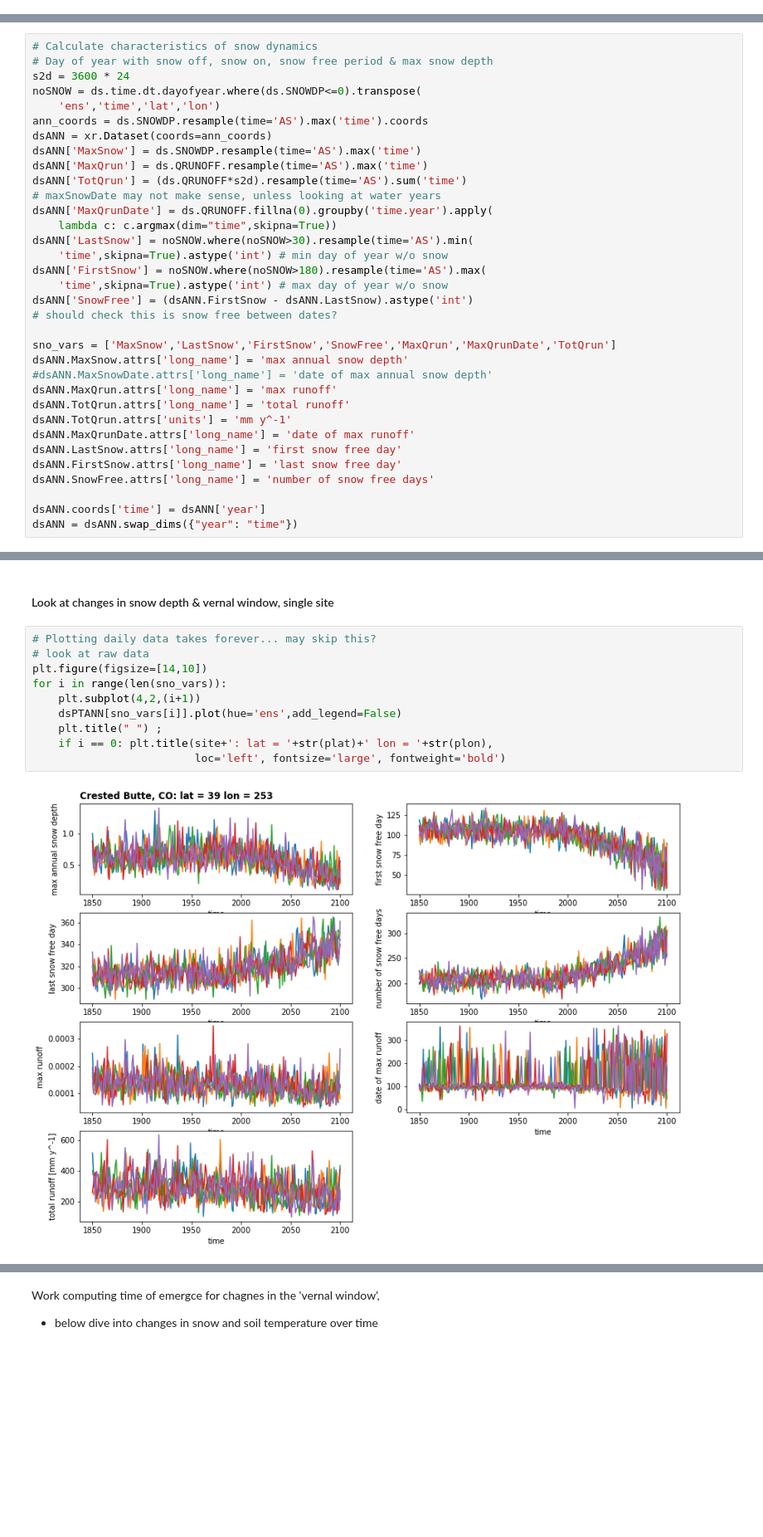
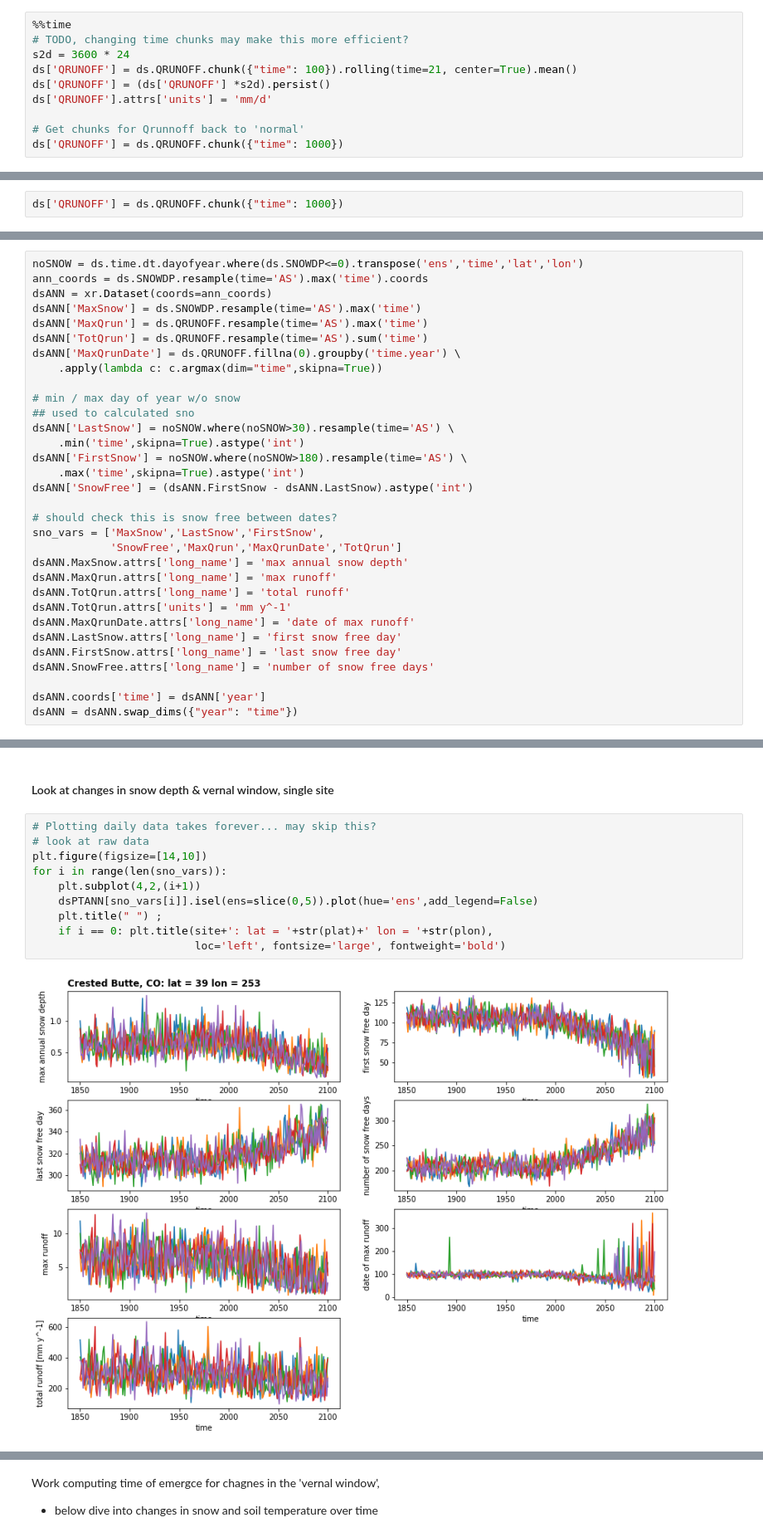
Before and after one commit to wwieder/cesm-lens, a Jupyter notebook: notebooks/lens2_VernalWindow.ipynb, the cells around one changed output, grey strips where cells are left out. Shown at 83% size. Drawn from its saved outputs; the diff is of its cells as text; blank space fills up the shorter version.

```diff
--- a/notebooks/lens2_VernalWindow.ipynb
+++ b/notebooks/lens2_VernalWindow.ipynb
@@ -313,0 +346,10 @@ ds = ds.where(NotAllSnow==0)
+# %%
+%%time
+# TODO, changing time chunks may make this more efficient?
+s2d = 3600 * 24
+ds['QRUNOFF'] = ds.QRUNOFF.chunk({"time": 100}).rolling(time=21, center=True).mean()
+ds['QRUNOFF'] = (ds['QRUNOFF'] *s2d).persist()
+ds['QRUNOFF'].attrs['units'] = 'mm/d'
+
+# Get chunks for Qrunnoff back to 'normal'
+ds['QRUNOFF'] = ds.QRUNOFF.chunk({"time": 1000})
@@ -313,0 +374,2 @@ ds = ds.where(NotAllSnow==0)
+# %%
+ds['QRUNOFF'] = ds.QRUNOFF.chunk({"time": 1000})
@@ -314,27 +381,25 @@ ds = ds.where(NotAllSnow==0)
 # %%
-# Calculate characteristics of snow dynamics
-# Day of year with snow off, snow on, snow free period & max snow depth
-s2d = 3600 * 24
-noSNOW = ds.time.dt.dayofyear.where(ds.SNOWDP<=0).transpose(
-    'ens','time','lat','lon')
+noSNOW = ds.time.dt.dayofyear.where(ds.SNOWDP<=0).transpose('ens','time','lat','lon')
 ann_coords = ds.SNOWDP.resample(time='AS').max('time').coords
 dsANN = xr.Dataset(coords=ann_coords)
 dsANN['MaxSnow'] = ds.SNOWDP.resample(time='AS').max('time')
 dsANN['MaxQrun'] = ds.QRUNOFF.resample(time='AS').max('time')
-dsANN['TotQrun'] = (ds.QRUNOFF*s2d).resample(time='AS').sum('time')
-# maxSnowDate may not make sense, unless looking at water years
-dsANN['MaxQrunDate'] = ds.QRUNOFF.fillna(0).groupby('time.year').apply(
-    lambda c: c.argmax(dim="time",skipna=True))
-dsANN['LastSnow'] = noSNOW.where(noSNOW>30).resample(time='AS').min(
-    'time',skipna=True).astype('int') # min day of year w/o snow
-dsANN['FirstSnow'] = noSNOW.where(noSNOW>180).resample(time='AS').max(
-    'time',skipna=True).astype('int') # max day of year w/o snow
+dsANN['TotQrun'] = ds.QRUNOFF.resample(time='AS').sum('time')
+dsANN['MaxQrunDate'] = ds.QRUNOFF.fillna(0).groupby('time.year') \
+    .apply(lambda c: c.argmax(dim="time",skipna=True))
+
+# min / max day of year w/o snow
+## used to calculated sno
+dsANN['LastSnow'] = noSNOW.where(noSNOW>30).resample(time='AS') \
+    .min('time',skipna=True).astype('int')
+dsANN['FirstSnow'] = noSNOW.where(noSNOW>180).resample(time='AS') \
+    .max('time',skipna=True).astype('int')
 dsANN['SnowFree'] = (dsANN.FirstSnow - dsANN.LastSnow).astype('int')
+
 # should check this is snow free between dates?
-
-sno_vars = ['MaxSnow','LastSnow','FirstSnow','SnowFree','MaxQrun','MaxQrunDate','TotQrun']
+sno_vars = ['MaxSnow','LastSnow','FirstSnow',
+            'SnowFree','MaxQrun','MaxQrunDate','TotQrun']
 dsANN.MaxSnow.attrs['long_name'] = 'max annual snow depth'
-#dsANN.MaxSnowDate.attrs['long_name'] = 'date of max annual snow depth'
 dsANN.MaxQrun.attrs['long_name'] = 'max runoff'
 dsANN.TotQrun.attrs['long_name'] = 'total runoff'
 dsANN.TotQrun.attrs['units'] = 'mm y^-1'
@@ -525,15 +640,15 @@ Wall time: 21 s
 # %%
 # Plotting daily data takes forever... may skip this?
 # look at raw data
 plt.figure(figsize=[14,10])
 for i in range(len(sno_vars)):
     plt.subplot(4,2,(i+1))
-    dsPTANN[sno_vars[i]].plot(hue='ens',add_legend=False)
+    dsPTANN[sno_vars[i]].isel(ens=slice(0,5)).plot(hue='ens',add_legend=False)
     plt.title(" ") ;
     if i == 0: plt.title(site+': lat = '+str(plat)+' lon = '+str(plon),
                          loc='left', fontsize='large', fontweight='bold')
 # %% [output]
-[figure, old version]
+[figure, new version]
 # %%
 plt.figure(figsize=[14,11])
 fig, axs = plt.subplots(4,2, sharex=True,
```
Also changed, not shown: parts of 30 cells of this notebook.
